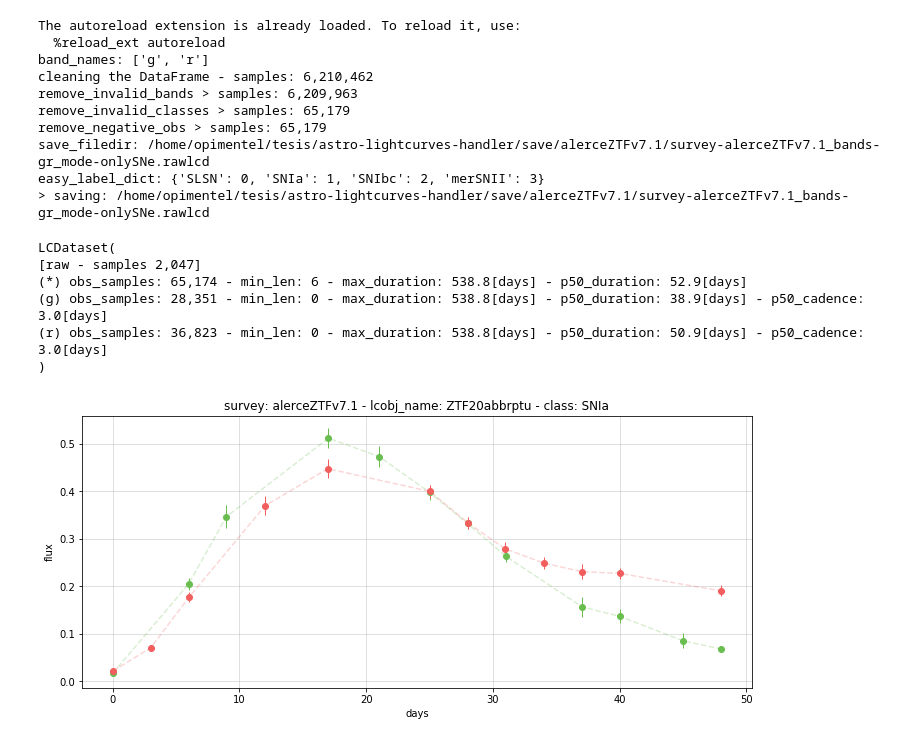
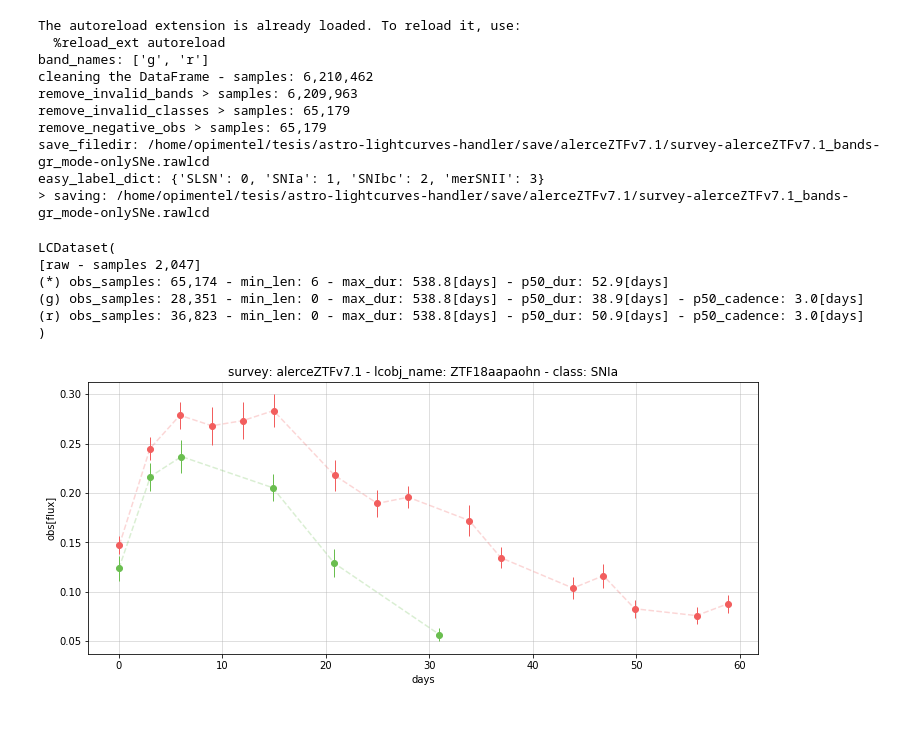
Before and after one commit to oscarpimentel/astro-lightcurves-handler, a Jupyter notebook: experiments/notebooks/surveys_exports/alerceZTF_v7.1.ipynb, the cells around one changed output. Cells and saved outputs as stored; diff of their text form; code cells hidden in the pictures.

```diff
--- a/experiments/notebooks/surveys_exports/alerceZTF_v7.1.ipynb
+++ b/experiments/notebooks/surveys_exports/alerceZTF_v7.1.ipynb
@@ -148,7 +148,6 @@ print(lcDictionaryCreator)
 The autoreload extension is already loaded. To reload it, use:
   %reload_ext autoreload
 # %%
-DF_INVALID_CLASSES = []
 DF_SN_LIST = ['SLSN' ,'SNII', 'SNIIb', 'SNIIn', 'SNIa', 'SNIbc']
 
 #mode = 'raw'
@@ -159,7 +158,7 @@ mode = 'onlySNe'
 #mode = 'onlySNIa'
 
 if mode=='simple':
-    invalid_classes = DF_INVALID_CLASSES
+    invalid_classes = []
     query_classes = []
     to_merge_classes_dic = {'SN':DF_SN_LIST,}
 
@@ -182,7 +181,7 @@ elif mode=='onlySNIa':
     }
 
 elif mode=='RRCeph':
-    invalid_classes = DF_INVALID_CLASSES
+    invalid_classes = []
     query_classes = ['RRL','Ceph']
     to_merge_classes_dic = {}
 
@@ -221,24 +220,24 @@ print(raw_lcdataset)
 # %% [output]
 LCDataset(
 [raw - samples 2,047]
-(*) obs_samples: 65,174 - min_len: 6 - max_duration: 538.8[days] - p50_duration: 52.9[days]
-(g) obs_samples: 28,351 - min_len: 0 - max_duration: 538.8[days] - p50_duration: 38.9[days] - p50_cadence: 3.0[days]
-(r) obs_samples: 36,823 - min_len: 0 - max_duration: 538.8[days] - p50_duration: 50.9[days] - p50_cadence: 3.0[days]
+(*) obs_samples: 65,174 - min_len: 6 - max_dur: 538.8[days] - p50_dur: 52.9[days]
+(g) obs_samples: 28,351 - min_len: 0 - max_dur: 538.8[days] - p50_dur: 38.9[days] - p50_cadence: 3.0[days]
+(r) obs_samples: 36,823 - min_len: 0 - max_dur: 538.8[days] - p50_dur: 50.9[days] - p50_cadence: 3.0[days]
 )
 # %%
 import flamingchoripan.lists as lists
 import matplotlib.pyplot as plt
 from lchandler.plots.lc import plot_lightcurve
 
 lcset = raw_lcdataset['raw']
 lcobj, lcobj_name = lcset.get_random_lcobj()
 #lcobj_name = 'ZTF18acdvvgx'; lcobj = lcset[lcobj_name]
 fig, ax = plt.subplots(1,1, figsize=(12,5))
 for kb,b in enumerate(lcset.band_names):
     plot_lightcurve(ax, lcobj, b)
 ax.set_title(f'survey: {lcset.survey} - lcobj_name: {lcobj_name} - class: {lcset.class_names[lcobj.y]}')
 ax.set_xlabel('days')
-ax.set_ylabel('flux')
+ax.set_ylabel('obs[flux]')
 ax.grid(alpha=0.5)
 # %% [output]
-[figure, old version]
+[figure, new version]
```
Also changed, not shown: parts of 1 cell of this notebook, 2 other files.
